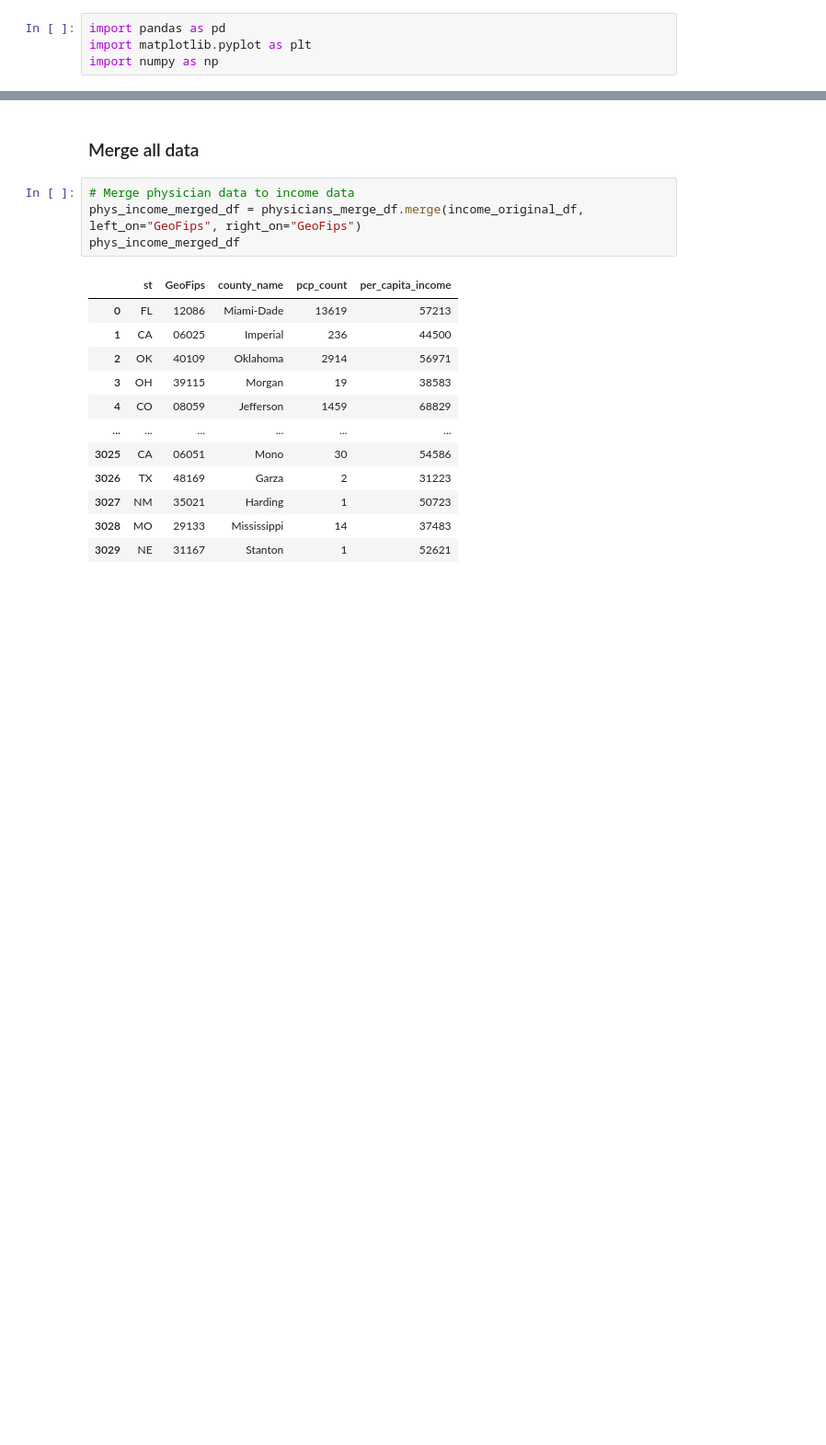
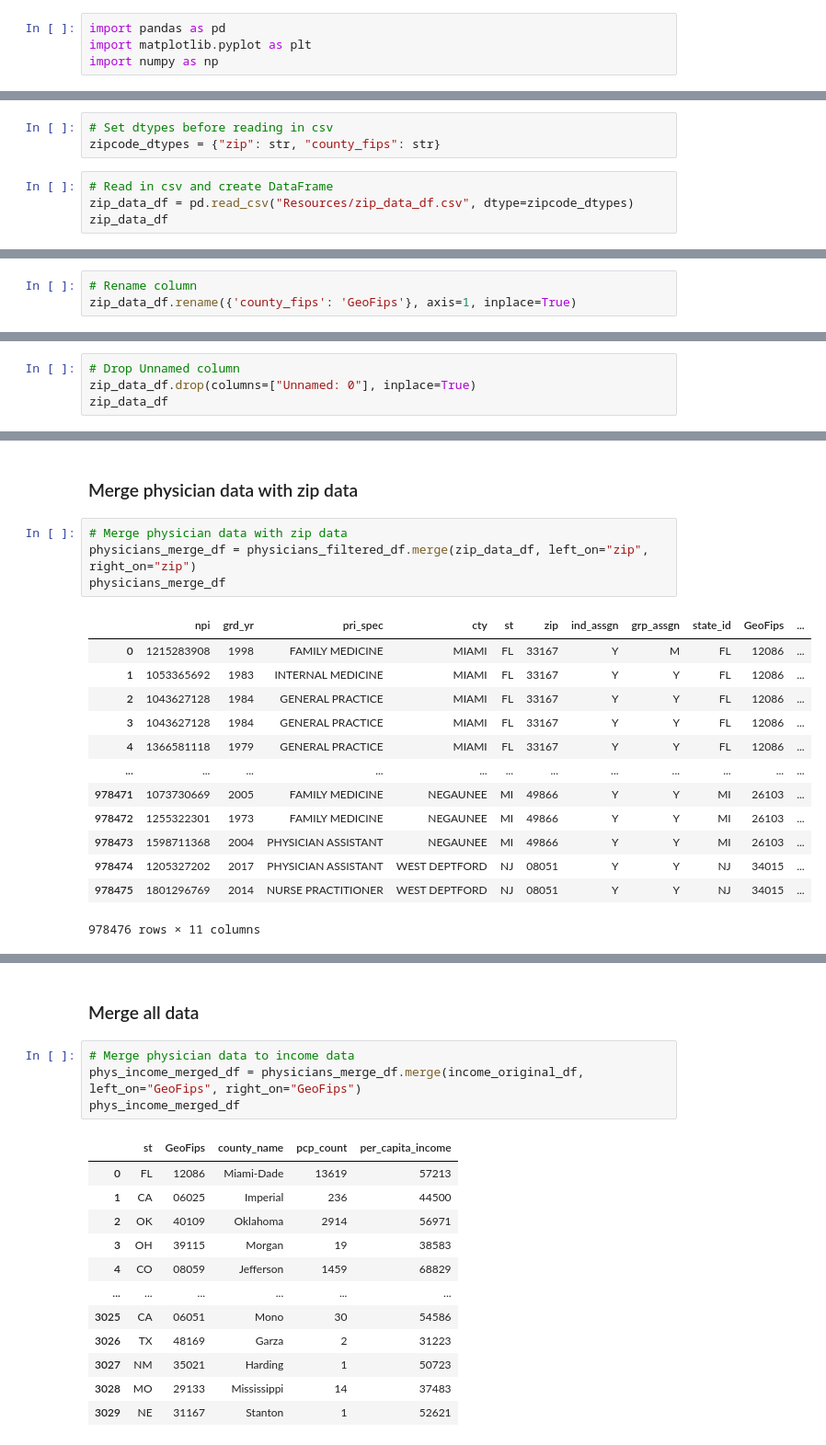
Before and after one commit to JacquelineCl/group_project, a Jupyter notebook: Merged_Data.ipynb, the cells around one changed output, grey strips where cells are left out. Shown: that part at 92% size. Cells and saved outputs as stored; diff of their text form; blank space fills up the shorter version.

Commit message:
consolidated merges into one file

```diff
--- a/Merged_Data.ipynb
+++ b/Merged_Data.ipynb
@@ -145,0 +241,7 @@ dtype: object
+# %%
+# Set dtypes before reading in csv
+zipcode_dtypes = {"zip": str, "county_fips": str}
+# %%
+# Read in csv and create DataFrame
+zip_data_df = pd.read_csv("Resources/zip_data_df.csv", dtype=zipcode_dtypes)
+zip_data_df
@@ -145,0 +262,3 @@ dtype: object
+# %%
+# Rename column
+zip_data_df.rename({'county_fips': 'GeoFips'}, axis=1, inplace=True)
@@ -145,0 +275,4 @@ dtype: object
+# %%
+# Drop Unnamed column
+zip_data_df.drop(columns=["Unnamed: 0"], inplace=True)
+zip_data_df
@@ -145,0 +293,20 @@ dtype: object
+# %% [markdown]
+### Merge physician data with zip data
+# %%
+# Merge physician data with zip data
+physicians_merge_df = physicians_filtered_df.merge(zip_data_df, left_on="zip", right_on="zip")
+physicians_merge_df
+# %% [output]
+|  | npi | grd_yr | pri_spec | cty | st | zip | ind_assgn | grp_assgn | state_id | GeoFips | ... |
+| 0 | 1215283908 | 1998 | FAMILY MEDICINE | MIAMI | FL | 33167 | Y | M | FL | 12086 | ... |
+| 1 | 1053365692 | 1983 | INTERNAL MEDICINE | MIAMI | FL | 33167 | Y | Y | FL | 12086 | ... |
+| 2 | 1043627128 | 1984 | GENERAL PRACTICE | MIAMI | FL | 33167 | Y | Y | FL | 12086 | ... |
+| 3 | 1043627128 | 1984 | GENERAL PRACTICE | MIAMI | FL | 33167 | Y | Y | FL | 12086 | ... |
+| 4 | 1366581118 | 1979 | GENERAL PRACTICE | MIAMI | FL | 33167 | Y | Y | FL | 12086 | ... |
+| ... | ... | ... | ... | ... | ... | ... | ... | ... | ... | ... | ... |
+| 978471 | 1073730669 | 2005 | FAMILY MEDICINE | NEGAUNEE | MI | 49866 | Y | Y | MI | 26103 | ... |
+| 978472 | 1255322301 | 1973 | FAMILY MEDICINE | NEGAUNEE | MI | 49866 | Y | Y | MI | 26103 | ... |
+| 978473 | 1598711368 | 2004 | PHYSICIAN ASSISTANT | NEGAUNEE | MI | 49866 | Y | Y | MI | 26103 | ... |
+| 978474 | 1205327202 | 2017 | PHYSICIAN ASSISTANT | WEST DEPTFORD | NJ | 08051 | Y | Y | NJ | 34015 | ... |
+| 978475 | 1801296769 | 2014 | NURSE PRACTITIONER | WEST DEPTFORD | NJ | 08051 | Y | Y | NJ | 34015 | ... |
+978476 rows × 11 columns
```
Also changed, not shown: parts of 60 cells of this notebook, 6 other files.
